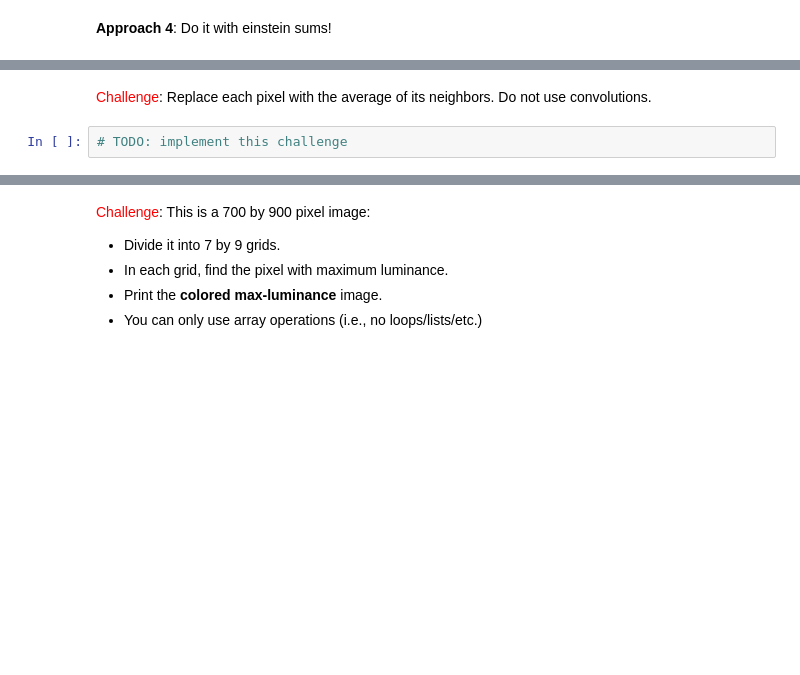
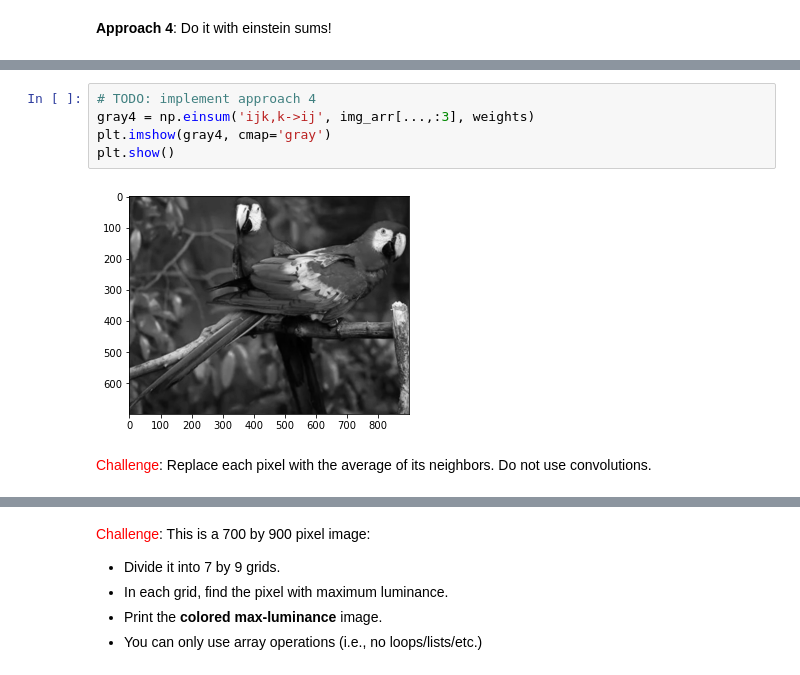
Before and after one commit to lukeolson-group/598sml-f23-syllabus, a Jupyter notebook: hw01/pytorch-intro.ipynb, the cells around one changed output, grey strips where cells are left out. Drawn from its saved outputs; the diff is of its cells as text; blank space fills up the shorter version.

```diff
--- a/hw01/pytorch-intro.ipynb
+++ b/hw01/pytorch-intro.ipynb
@@ -556,4 +581,9 @@ plt.imshow(gray1, cmap='gray');
+# %%
+# TODO: implement approach 4
+gray4 = np.einsum('ijk,k->ij', img_arr[...,:3], weights)
+plt.imshow(gray4, cmap='gray')
+plt.show()
+# %% [output]
+[figure, added]
 # %% [markdown]
 <font color=red>Challenge</font>: Replace each pixel with the average of its neighbors. Do not use convolutions.
-# %%
-# TODO: implement this challenge
```
Also changed, not shown: parts of 17 cells of this notebook, 2 other files.
